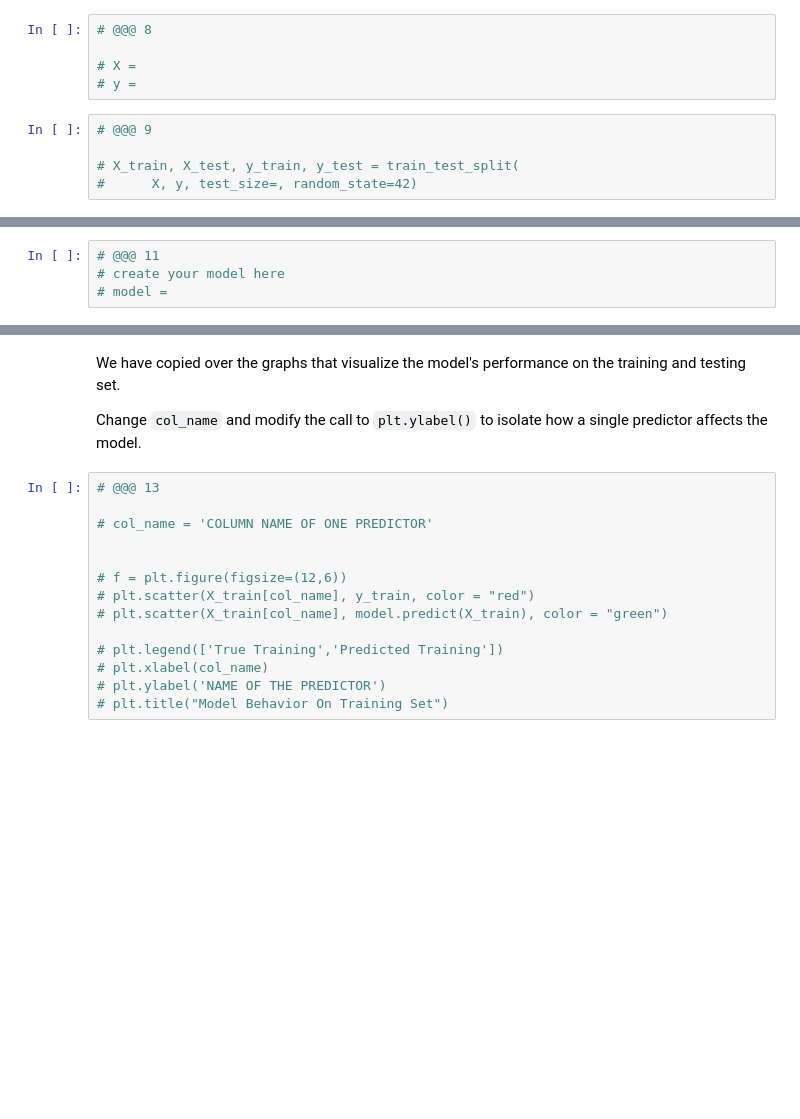
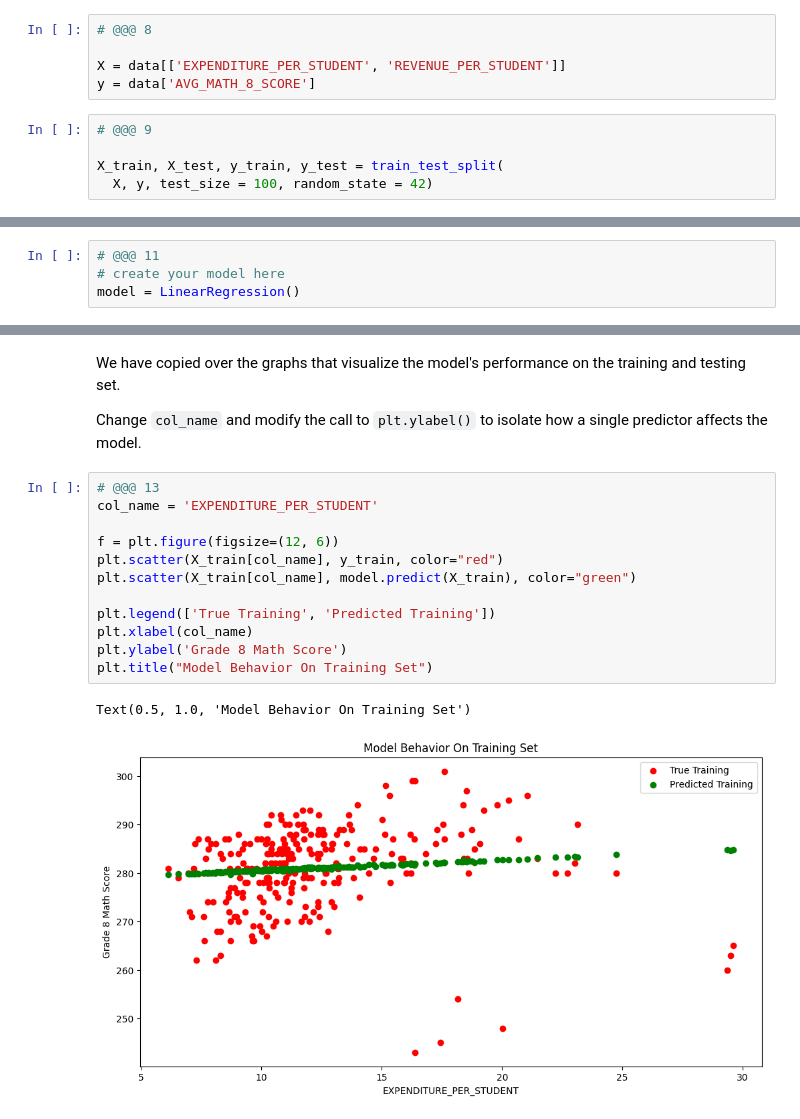
Before and after one commit to shlok-kin/MDST-Tutorial, a Jupyter notebook: tutorial1/checkpoint1.ipynb, the cells around one changed output, grey strips where cells are left out. Drawn from its saved outputs; the diff is of its cells as text; blank space fills up the shorter version.

```diff
--- a/tutorial1/checkpoint1.ipynb
+++ b/tutorial1/checkpoint1.ipynb
@@ -170,13 +206,13 @@ from sklearn.model_selection import train_test_split
 # %%
 # @@@ 8
 
-# X =
-# y =
+X = data[['EXPENDITURE_PER_STUDENT', 'REVENUE_PER_STUDENT']]
+y = data['AVG_MATH_8_SCORE']
 # %%
 # @@@ 9
 
-# X_train, X_test, y_train, y_test = train_test_split(
-#      X, y, test_size=, random_state=42)
+X_train, X_test, y_train, y_test = train_test_split(
+  X, y, test_size = 100, random_state = 42)
 # %% [markdown]
 <h2> Prediction </h2>
 # %% [markdown]
@@ -187,7 +225,7 @@ ML Models [Resource](https://medium.com/@vijaya.beeravalli/comparison-of-machine
 # %%
 # @@@ 11
 # create your model here
-# model =
+model = LinearRegression()
 # %%
 model.fit(X_train, y_train)
 # %% [output]
@@ -206,17 +259,18 @@ We have copied over the graphs that visualize the model's performance on the tra
 Change `col_name` and modify the call to `plt.ylabel()` to isolate how a single predictor affects the model.
 # %%
 # @@@ 13
+col_name = 'EXPENDITURE_PER_STUDENT'
 
-# col_name = 'COLUMN NAME OF ONE PREDICTOR'
+f = plt.figure(figsize=(12, 6))
+plt.scatter(X_train[col_name], y_train, color="red")
+plt.scatter(X_train[col_name], model.predict(X_train), color="green")
 
-
-# f = plt.figure(figsize=(12,6))
-# plt.scatter(X_train[col_name], y_train, color = "red")
-# plt.scatter(X_train[col_name], model.predict(X_train), color = "green")
-
-# plt.legend(['True Training','Predicted Training'])
-# plt.xlabel(col_name)
-# plt.ylabel('NAME OF THE PREDICTOR')
-# plt.title("Model Behavior On Training Set")
+plt.legend(['True Training', 'Predicted Training'])
+plt.xlabel(col_name)
+plt.ylabel('Grade 8 Math Score')
+plt.title("Model Behavior On Training Set")
+# %% [output]
+Text(0.5, 1.0, 'Model Behavior On Training Set')
+[figure, added]
 # %%
 # @@@ 14
```
Also changed, not shown: parts of 17 cells of this notebook.
